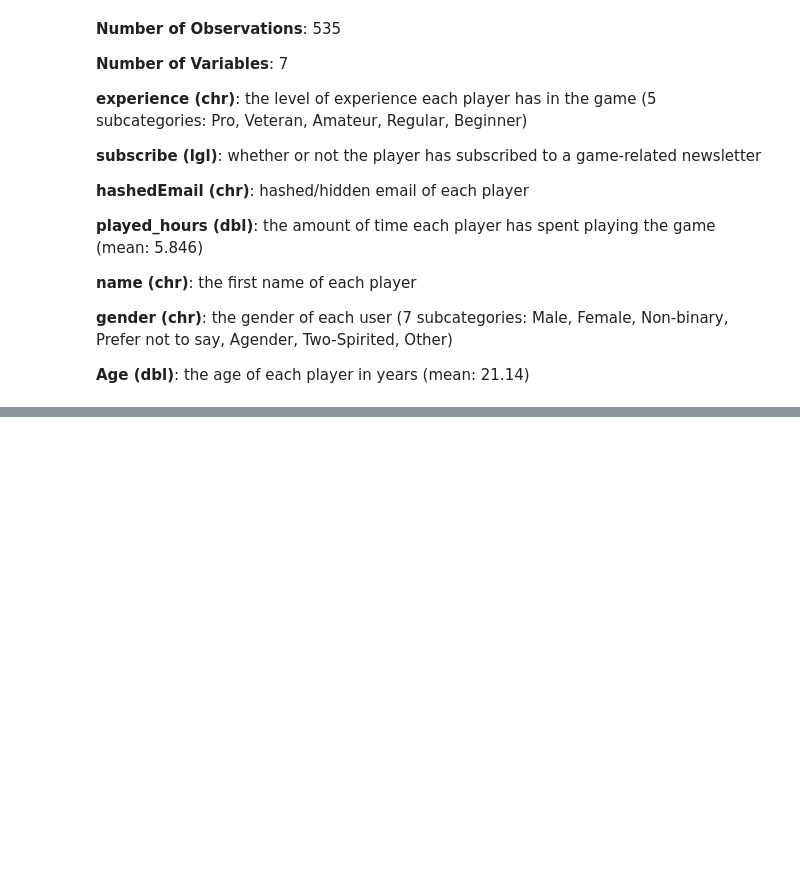
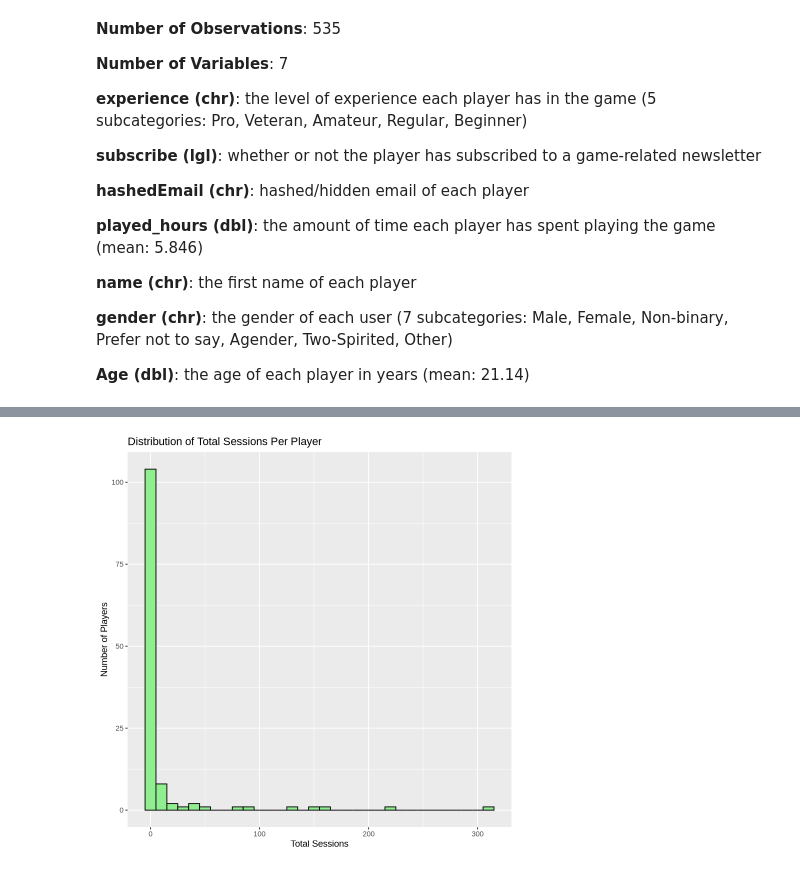
Before and after one commit to achan919/29-Aidan-Chan-Individual-Project, a Jupyter notebook: plaicraft.ipynb, the cells around one changed output, grey strips where cells are left out. Saved outputs shown, nothing was run; the diff lists cells and outputs as text; code cells hidden in the pictures; blank space fills up the shorter version.

```diff
--- a/plaicraft.ipynb
+++ b/plaicraft.ipynb
@@ -213,0 +180,10 @@ A spec_tbl_df: 196 × 9
+# %%
+total_sessions_plot <- ggplot(final_data, aes(x = total_sessions)) +
+  geom_histogram(binwidth = 10, fill = "lightgreen", color = "black") +
+  labs(
+    title = "Distribution of Total Sessions Per Player",
+    x = "Total Sessions",
+    y = "Number of Players"
+  )
+total_sessions_plot
+# %% [output]
@@ -213,0 +192 @@ A spec_tbl_df: 196 × 9
+[figure, added]
```
Also changed, not shown: parts of 14 cells of this notebook.
